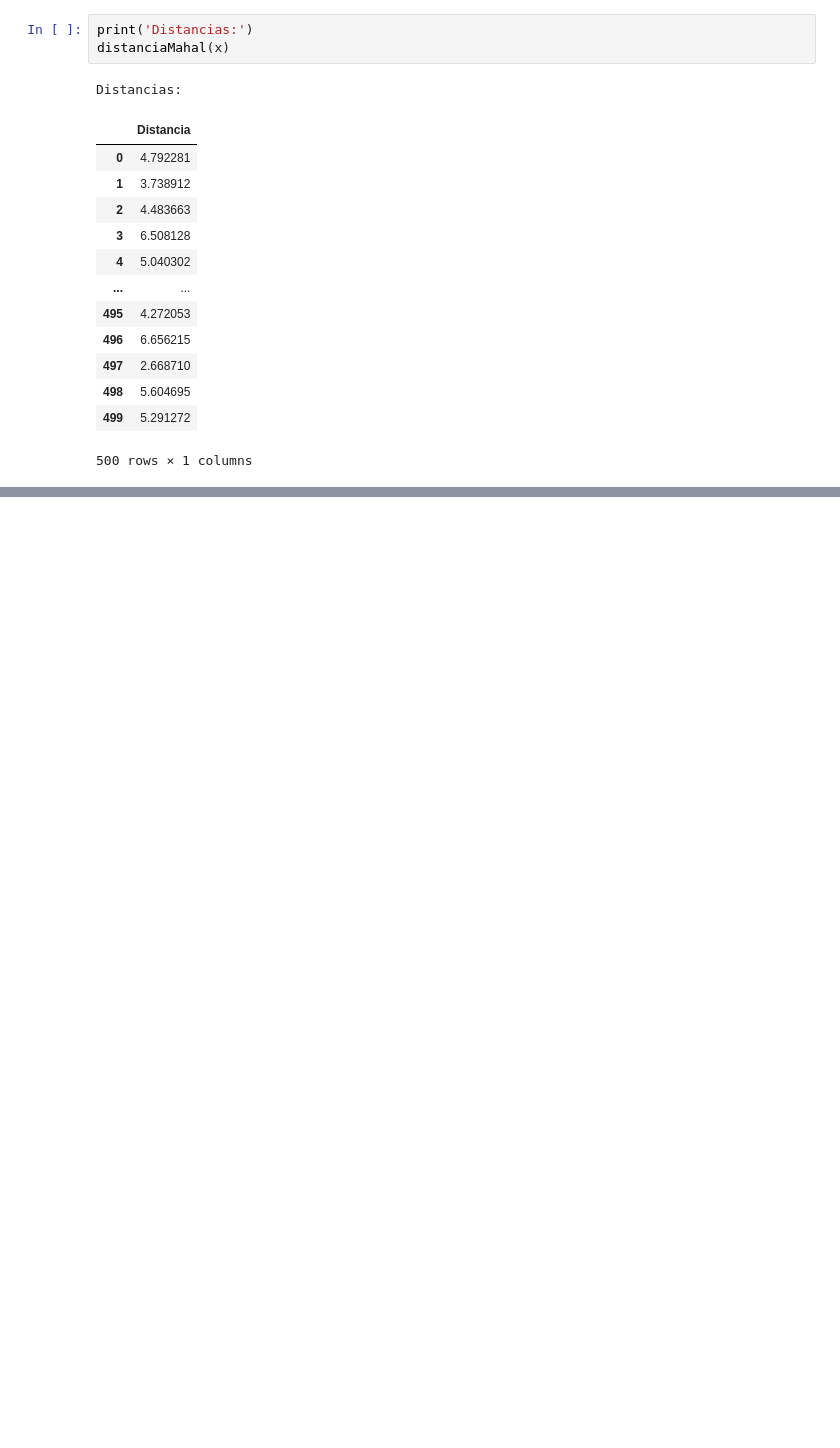
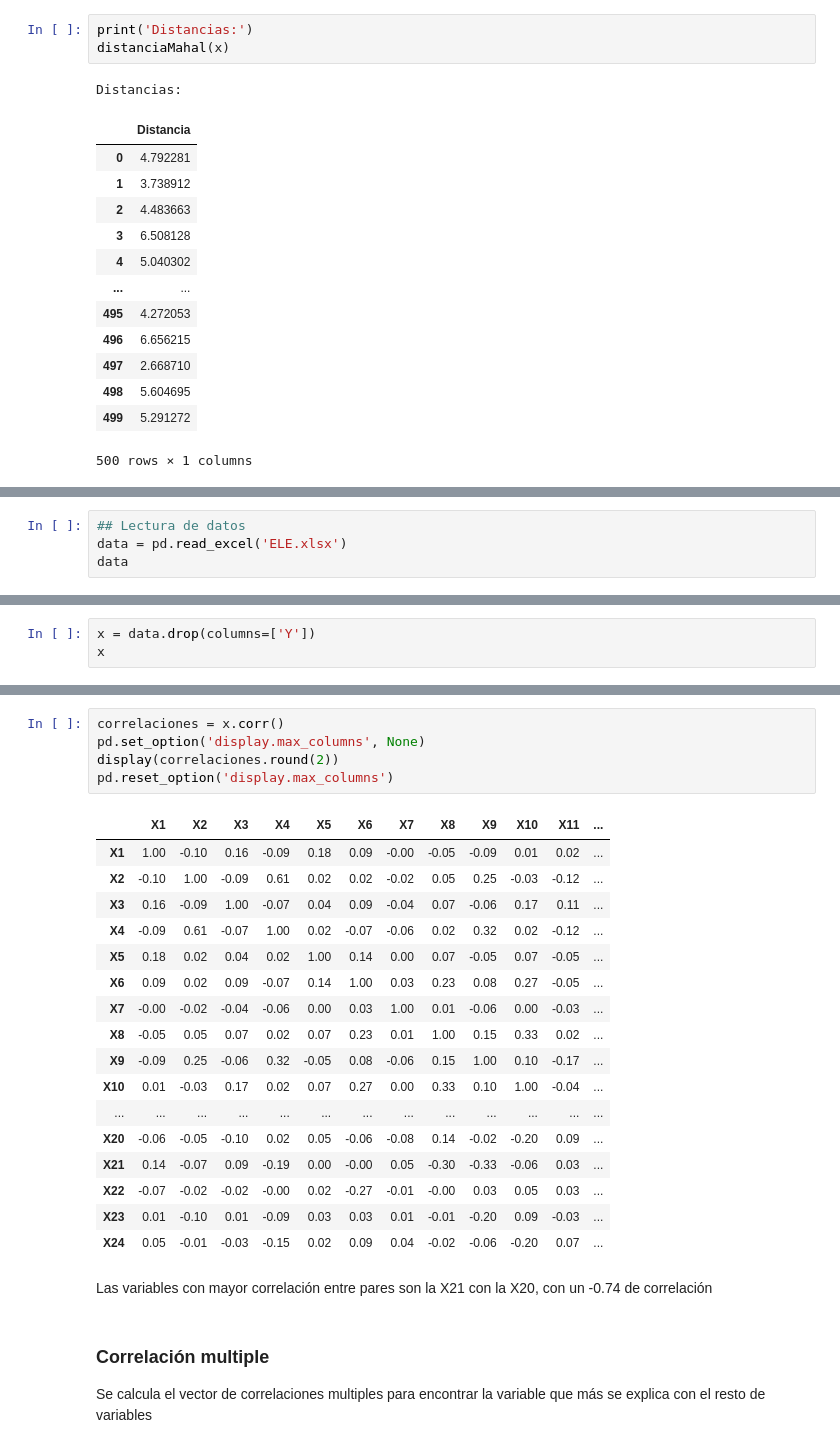
Before and after one commit to jgavirias13/DataScienceTools, a Jupyter notebook: Estadistica/taller1/taller1.ipynb, the cells around one changed output, grey strips where cells are left out. Cells and saved outputs as stored; diff of their text form; blank space fills up the shorter version.

```diff
--- a/Estadistica/taller1/taller1.ipynb
+++ b/Estadistica/taller1/taller1.ipynb
@@ -607,0 +612,4 @@ Distancias:
+# %%
+## Lectura de datos
+data = pd.read_excel('ELE.xlsx')
+data
@@ -607,0 +632,3 @@ Distancias:
+# %%
+x = data.drop(columns=['Y'])
+x
@@ -607,0 +649,29 @@ Distancias:
+# %%
+correlaciones = x.corr()
+pd.set_option('display.max_columns', None)
+display(correlaciones.round(2))
+pd.reset_option('display.max_columns')
+# %% [output]
+|  | X1 | X2 | X3 | X4 | X5 | X6 | X7 | X8 | X9 | X10 | X11 | ... |
+| X1 | 1.00 | -0.10 | 0.16 | -0.09 | 0.18 | 0.09 | -0.00 | -0.05 | -0.09 | 0.01 | 0.02 | ... |
+| X2 | -0.10 | 1.00 | -0.09 | 0.61 | 0.02 | 0.02 | -0.02 | 0.05 | 0.25 | -0.03 | -0.12 | ... |
+| X3 | 0.16 | -0.09 | 1.00 | -0.07 | 0.04 | 0.09 | -0.04 | 0.07 | -0.06 | 0.17 | 0.11 | ... |
+| X4 | -0.09 | 0.61 | -0.07 | 1.00 | 0.02 | -0.07 | -0.06 | 0.02 | 0.32 | 0.02 | -0.12 | ... |
+| X5 | 0.18 | 0.02 | 0.04 | 0.02 | 1.00 | 0.14 | 0.00 | 0.07 | -0.05 | 0.07 | -0.05 | ... |
+| X6 | 0.09 | 0.02 | 0.09 | -0.07 | 0.14 | 1.00 | 0.03 | 0.23 | 0.08 | 0.27 | -0.05 | ... |
+| X7 | -0.00 | -0.02 | -0.04 | -0.06 | 0.00 | 0.03 | 1.00 | 0.01 | -0.06 | 0.00 | -0.03 | ... |
+| X8 | -0.05 | 0.05 | 0.07 | 0.02 | 0.07 | 0.23 | 0.01 | 1.00 | 0.15 | 0.33 | 0.02 | ... |
+| X9 | -0.09 | 0.25 | -0.06 | 0.32 | -0.05 | 0.08 | -0.06 | 0.15 | 1.00 | 0.10 | -0.17 | ... |
+| X10 | 0.01 | -0.03 | 0.17 | 0.02 | 0.07 | 0.27 | 0.00 | 0.33 | 0.10 | 1.00 | -0.04 | ... |
+| ... | ... | ... | ... | ... | ... | ... | ... | ... | ... | ... | ... | ... |
+| X20 | -0.06 | -0.05 | -0.10 | 0.02 | 0.05 | -0.06 | -0.08 | 0.14 | -0.02 | -0.20 | 0.09 | ... |
+| X21 | 0.14 | -0.07 | 0.09 | -0.19 | 0.00 | -0.00 | 0.05 | -0.30 | -0.33 | -0.06 | 0.03 | ... |
+| X22 | -0.07 | -0.02 | -0.02 | -0.00 | 0.02 | -0.27 | -0.01 | -0.00 | 0.03 | 0.05 | 0.03 | ... |
+| X23 | 0.01 | -0.10 | 0.01 | -0.09 | 0.03 | 0.03 | 0.01 | -0.01 | -0.20 | 0.09 | -0.03 | ... |
+| X24 | 0.05 | -0.01 | -0.03 | -0.15 | 0.02 | 0.09 | 0.04 | -0.02 | -0.06 | -0.20 | 0.07 | ... |
+# %% [markdown]
+Las variables con mayor correlación entre pares son la X21 con la X20, con un -0.74 de correlación
+# %% [markdown]
+### Correlación multiple
+
+Se calcula el vector de correlaciones multiples para encontrar la variable que más se explica con el resto de variables
```
Also changed, not shown: parts of 28 cells of this notebook, 1 other file.
